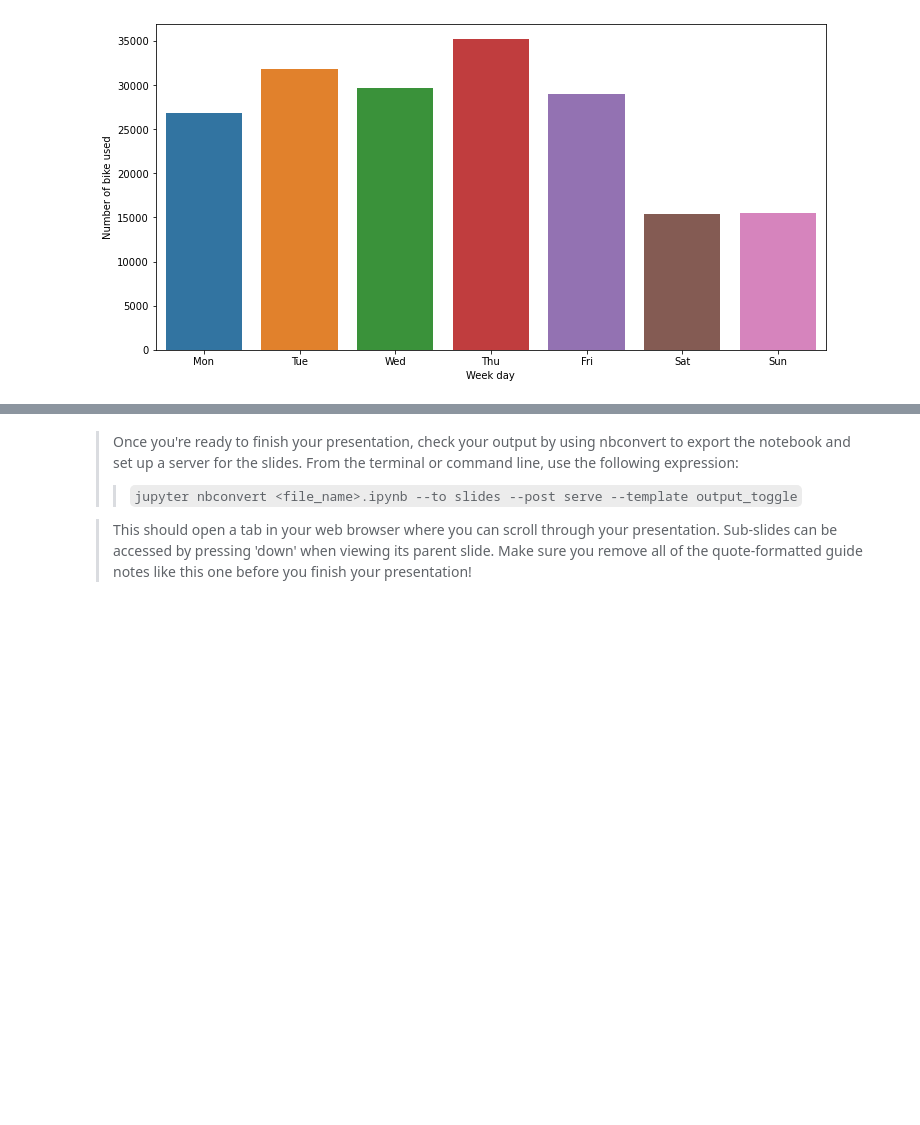
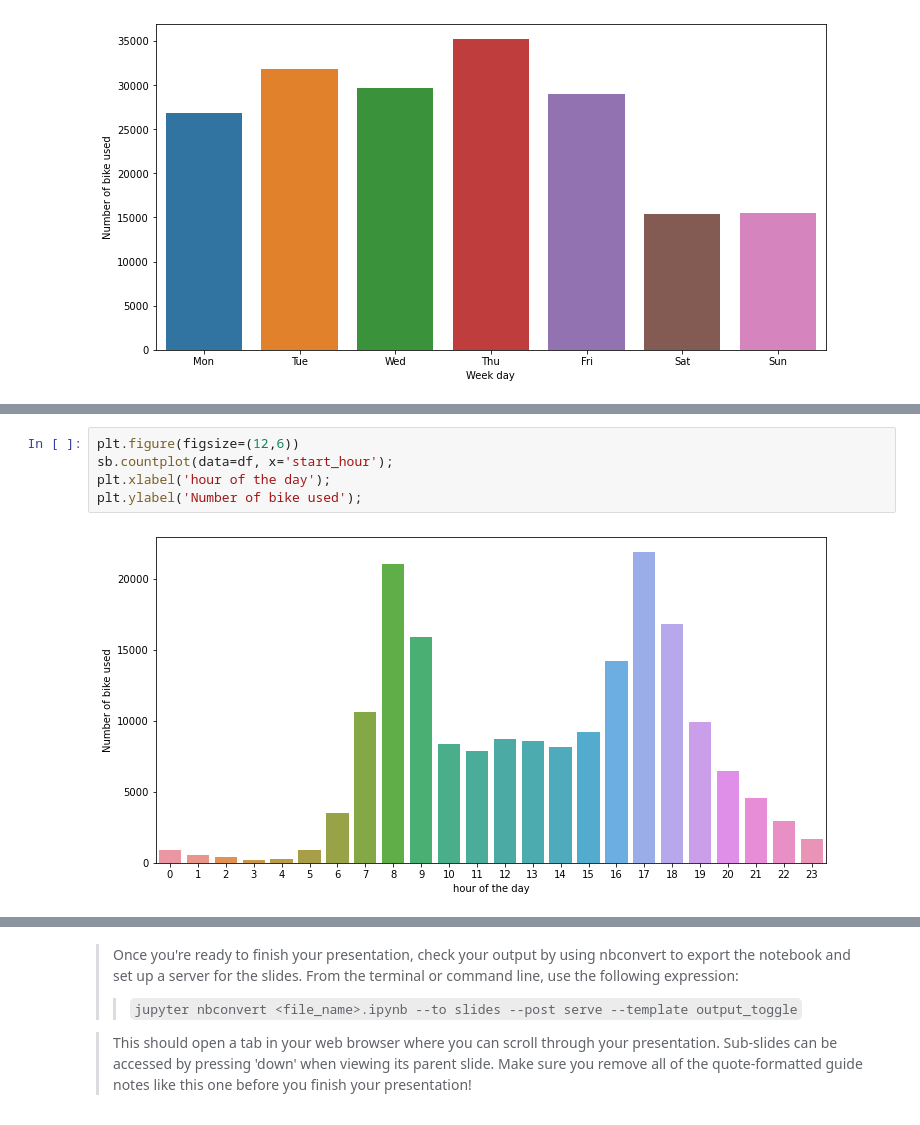
Before and after one commit to Theabdelkader/Communicate-Data-Findings-Ford-GoBike-System, a Jupyter notebook: slide_deck_template.ipynb, the cells around one changed output, grey strips where cells are left out. Cells and saved outputs as stored; diff of their text form; blank space fills up the shorter version.

Commit message:
Visualization 4

```diff
--- a/slide_deck_template.ipynb
+++ b/slide_deck_template.ipynb
@@ -75,0 +79,7 @@ plt.ylabel('Number of bike used');
+# %%
+plt.figure(figsize=(12,6))
+sb.countplot(data=df, x='start_hour');
+plt.xlabel('hour of the day');
+plt.ylabel('Number of bike used');
+# %% [output]
+[figure, added]
```
Also changed, not shown: parts of 4 cells of this notebook.
